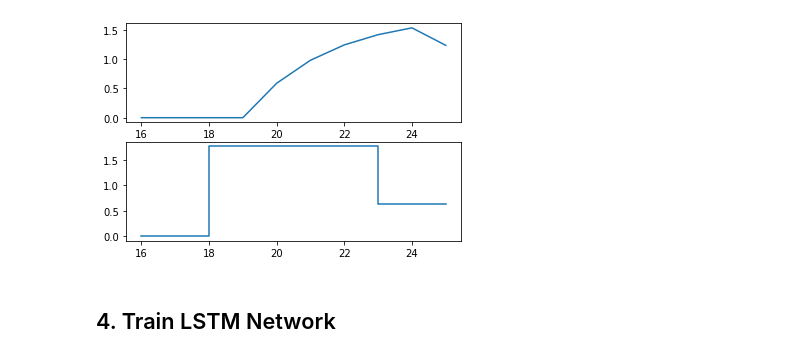
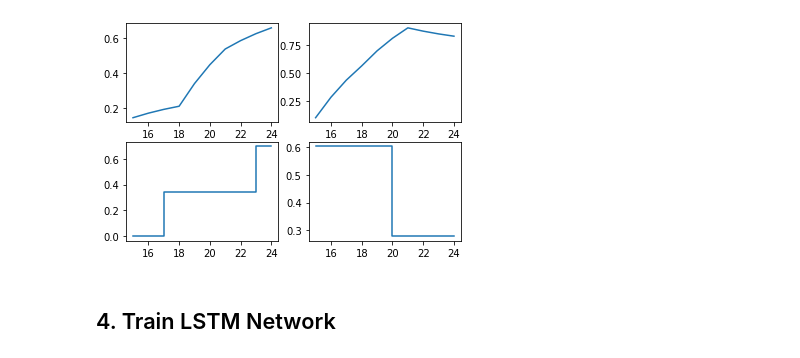
Before and after one commit to BYU-PRISM/Transformer_MPC, a Jupyter notebook: 02_Surrogate/FOPDT/MIMO/01_2_Transformer_Training_FOPDT_Multistep_prediction.ipynb, the cells around one changed output. Saved outputs shown, nothing was run; the diff lists cells and outputs as text; code cells hidden in the pictures.

```diff
--- a/02_Surrogate/FOPDT/MIMO/01_2_Transformer_Training_FOPDT_Multistep_prediction.ipynb
+++ b/02_Surrogate/FOPDT/MIMO/01_2_Transformer_Training_FOPDT_Multistep_prediction.ipynb
@@ -48,17 +49,24 @@ from keras.models import load_model
 from tqdm.keras import TqdmCallback
 # %%
 data = pd.read_pickle(path + 'MIMO_open_loop_data_3000.pkl')
+data = pd.DataFrame(np.array(data).T, columns=['u1', 'u2', 'y1', 'y2'])
 # %%
-data["y"][1:] = data["y"][0:-1]
+data["y1"][1:] = data["y1"][0:-1]
+data["y2"][1:] = data["y2"][0:-1]
 # %%
 plt.figure(0)
-plt.subplot(2,1,1)
-plt.plot(data["y"][15:25])
-plt.subplot(2,1,2)
-plt.plot(data["u"][15:25], drawstyle='steps')
+plt.subplot(2,2,1)
+plt.plot(data["y1"][15:25])
+plt.subplot(2,2,2)
+plt.plot(data["y2"][15:25])
+plt.subplot(2,2,3)
+plt.plot(data["u1"][15:25], drawstyle='steps')
+plt.subplot(2,2,4)
+plt.plot(data["u2"][15:25], drawstyle='steps')
+
 plt.show()
 # %% [output]
-[figure, old version]
+[figure, new version]
 # %% [markdown]
 ## 4. Train LSTM Network
 # %%
```
Also changed, not shown: parts of 17 cells of this notebook, 6 other files.
